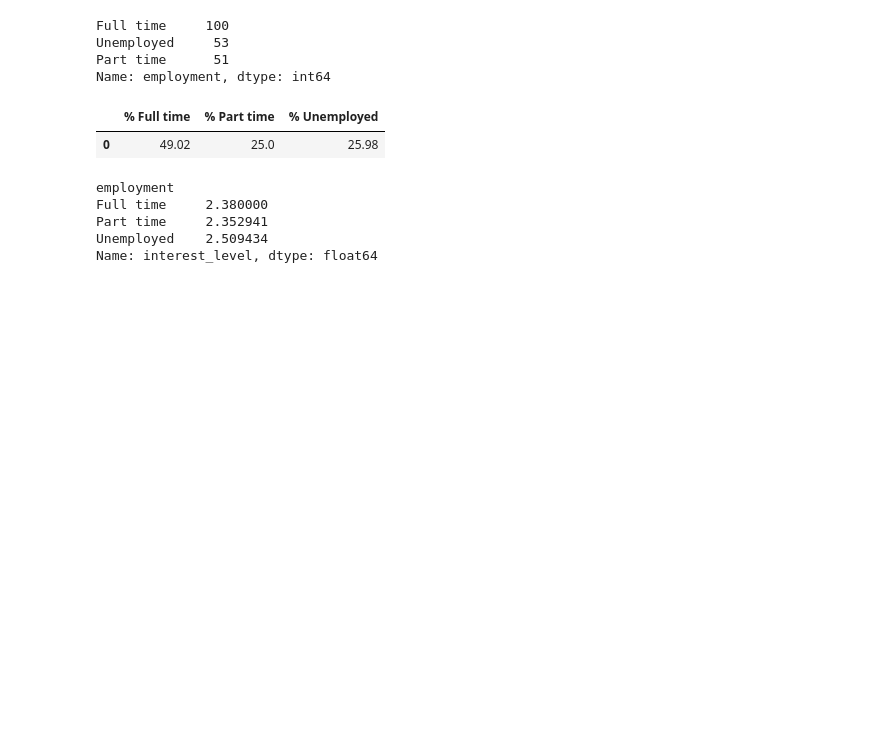
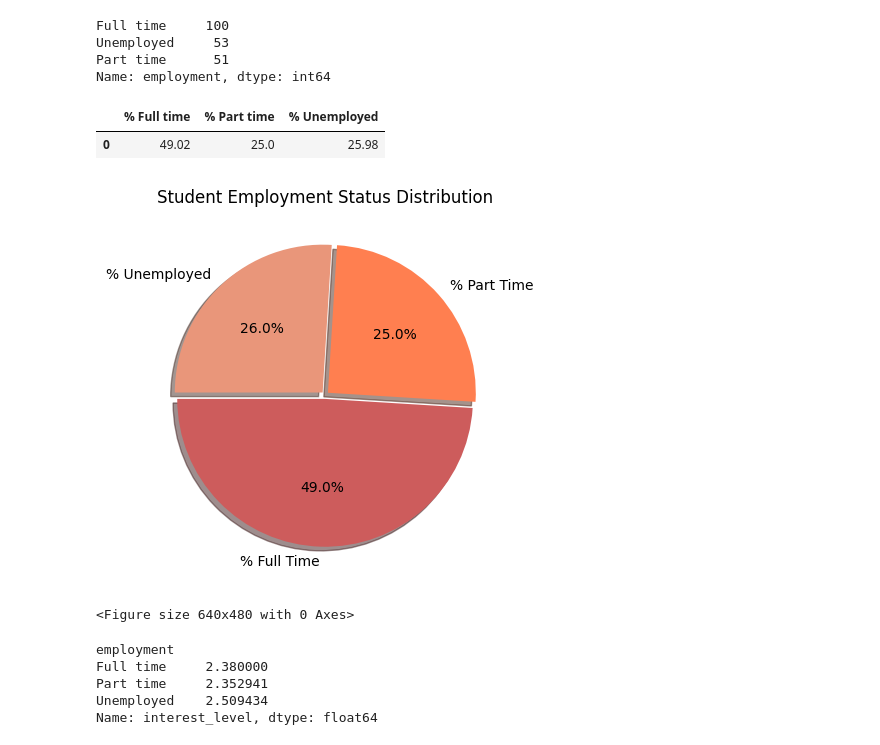
Before and after one commit to daniellecaro/Project-1-Mental-Health-, a Jupyter notebook: claire_script.py.ipynb, the cells around one changed output. Drawn from its saved outputs; the diff is of its cells as text; code cells hidden in the pictures; blank space fills up the shorter version.

```diff
--- a/claire_script.py.ipynb
+++ b/claire_script.py.ipynb
@@ -756,6 +775,24 @@ employment_percent_df
 # %% [output]
 |  | % Full time | % Part time | % Unemployed |
 | 0 | 49.02 | 25.0 | 25.98 |
+# %%
+# make a pie chart
+data = [percent_full_time, percent_part_time, percent_unemployed]
+labels = ["% Full Time", "% Part Time", "% Unemployed"]
+colors = ["indianred", "coral", "darksalmon"]
+explode = (0.025, 0.025, 0.025)
+# %%
+plt.pie(data, labels=labels, explode=explode, colors=colors, autopct="%1.1f%%", shadow=True, startangle=180)
+plt.title("Student Employment Status Distribution")
+plt.show()
+# %% [output]
+[figure, added]
+# %%
+employment_pie_output_file = "/Users/AttiasC16/Desktop/employment_pie.png"
+plt.savefig(employment_pie_output_file)
+plt.show()
+# %% [output]
+<Figure size 640x480 with 0 Axes>
 # %%
 ## INTEREST LEVEL
 # %%
```
Also changed, not shown: parts of 13 cells of this notebook, 1 other file.
